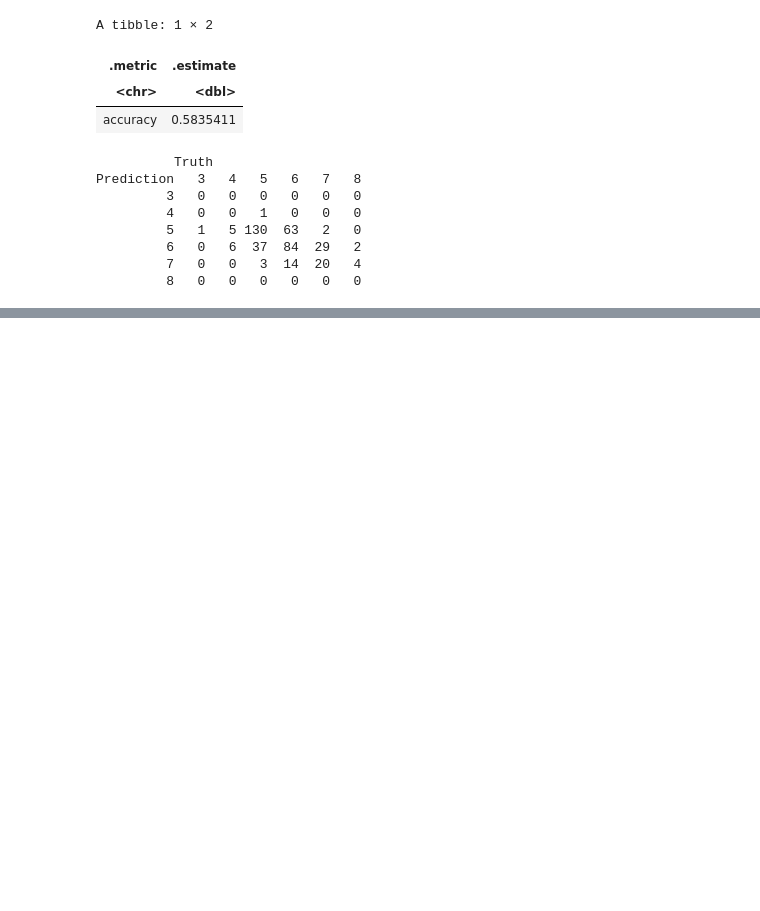
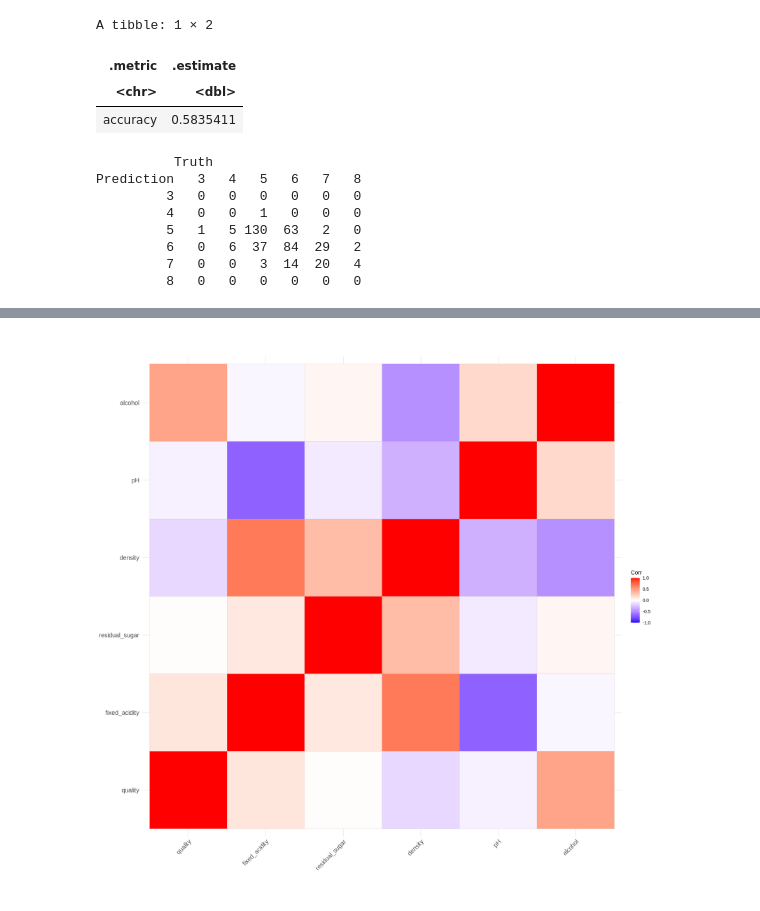
Before and after one commit to farazht/classifying-red-wine-quality, a Jupyter notebook: Group Report.ipynb, the cells around one changed output, grey strips where cells are left out. Cells and saved outputs as stored; diff of their text form; code cells hidden in the pictures; blank space fills up the shorter version.

```diff
--- a/Group Report.ipynb
+++ b/Group Report.ipynb
@@ -251,0 +259,8 @@ Accuracy with all 11 predictors, 2 neighbors:
+# %%
+redwine_train <- redwine_train |>
+    mutate(quality = as.numeric(quality)) |>
+    select(quality, everything())
+
+ggcorrplot(cor(redwine_train))
+# %% [output]
+[figure, added]
```
Also changed, not shown: parts of 3 cells of this notebook.
